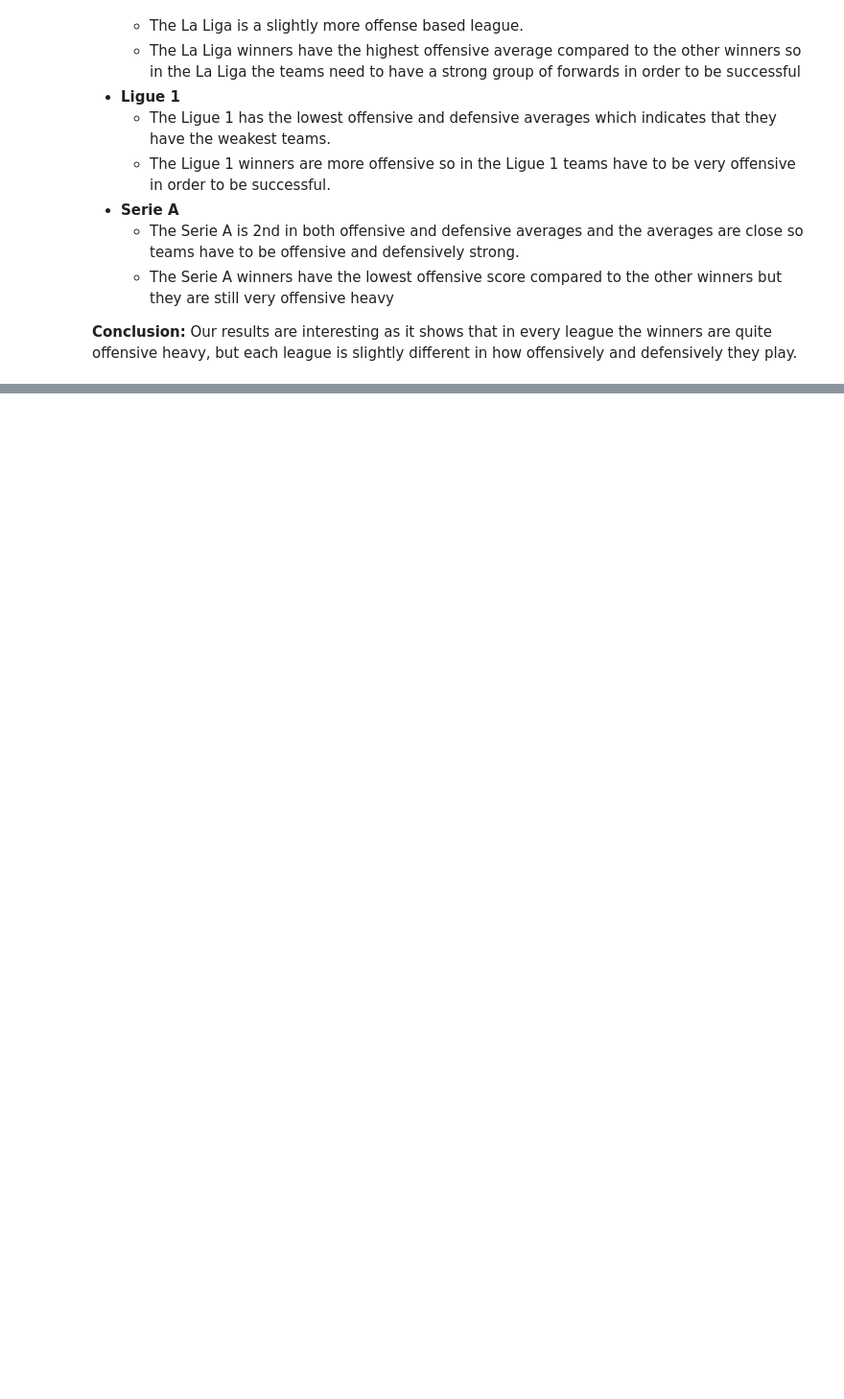
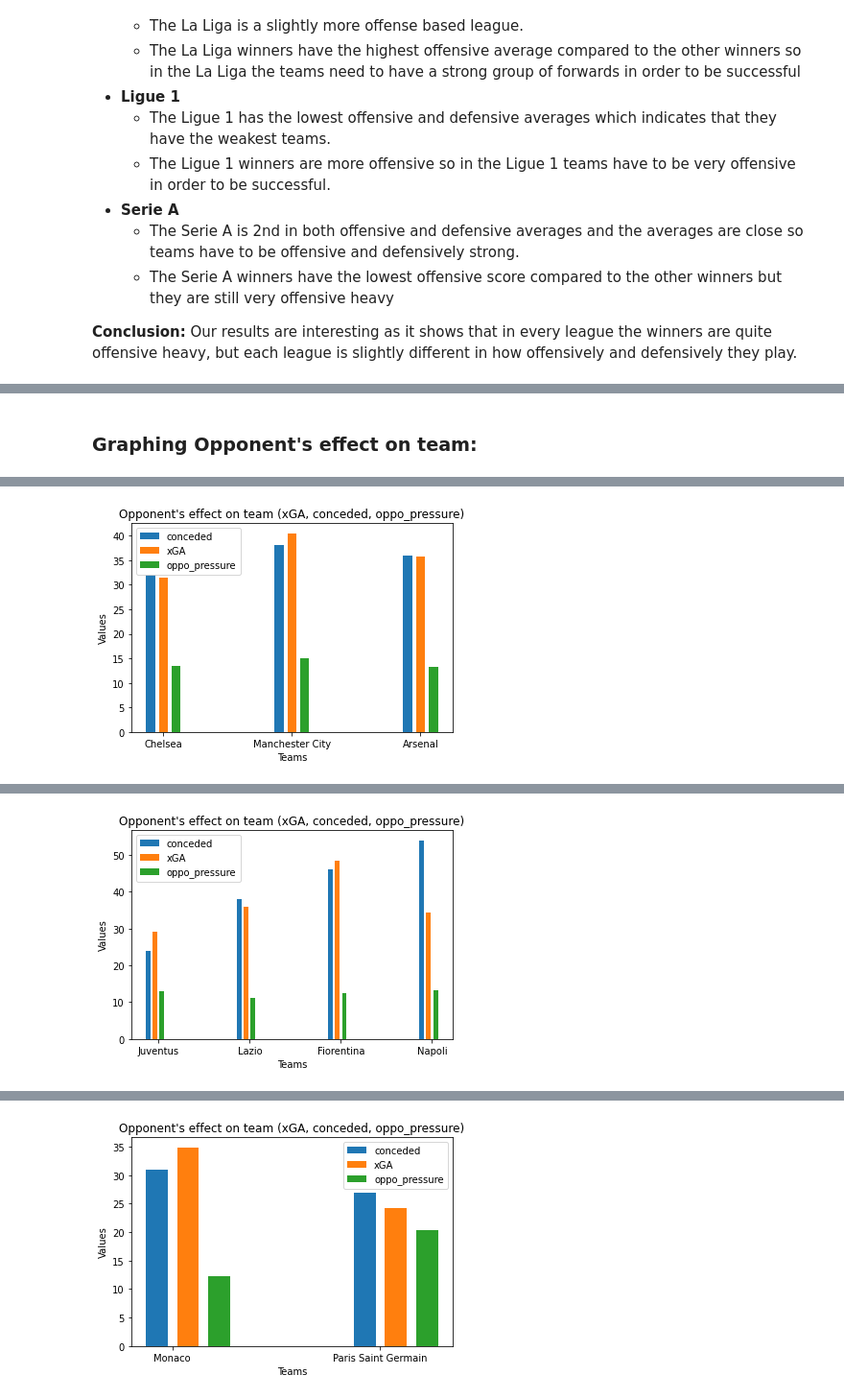
Before and after one commit to data301-2021-summer2/football-metrics-analysis, a Jupyter notebook: analysis/Final_Unified_Analysis.ipynb, the cells around one changed output, grey strips where cells are left out. Shown at 96% size. Drawn from its saved outputs; the diff is of its cells as text; code cells hidden in the pictures; blank space fills up the shorter version.

```diff
--- a/analysis/Final_Unified_Analysis.ipynb
+++ b/analysis/Final_Unified_Analysis.ipynb
@@ -151,0 +234,23 @@ Text(0.5, 1.0, 'Serie A Winners')
+# %% [markdown]
+### Graphing Opponent's effect on team:
+# %%
+df1= pf.filter_data_set('EPL',2014, path)
+fig, ax = plt.subplots()
+pf.bar_plot(ax, df1, total_width=0.3, single_width=0.7, chart_value=2)
+plt.show()
+
+df1= pf.filter_data_set('Serie_A',2014, path)
+fig, ax = plt.subplots()
+pf.bar_plot(ax, df1, total_width=0.3, single_width=0.7, chart_value=2)
+plt.show()
+
+df1= pf.filter_data_set('Ligue_1',2016, path)
+fig, ax = plt.subplots()
+pf.bar_plot(ax, df1, total_width=0.3, single_width=0.7, chart_value=2)
+plt.show()
+
+df1= pf.filter_data_set('La_liga',2017, path)
+fig, ax = plt.subplots()
+pf.bar_plot(ax, df1, total_width=0.3, single_width=0.7, chart_value=2)
+plt.show()
+# %% [output]
@@ -151,0 +261 @@ Text(0.5, 1.0, 'Serie A Winners')
+[figure, added]
@@ -151,0 +267 @@ Text(0.5, 1.0, 'Serie A Winners')
+[figure, added]
@@ -151,0 +271 @@ Text(0.5, 1.0, 'Serie A Winners')
+[figure, added]
```
Also changed, not shown: parts of 22 cells of this notebook, 1 other file.
